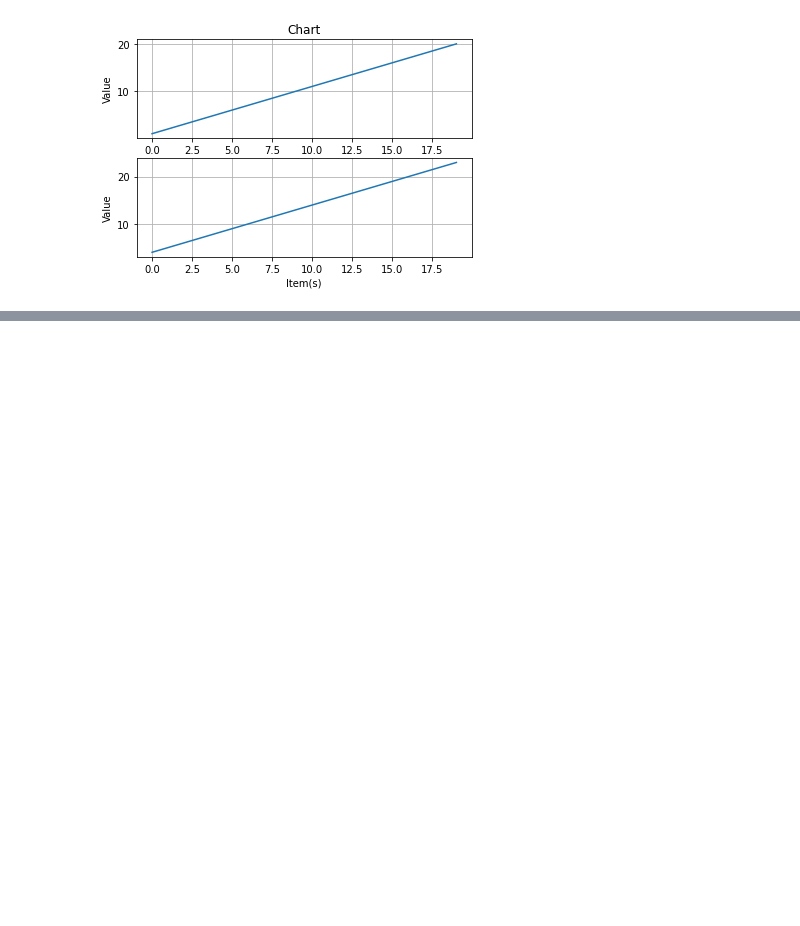
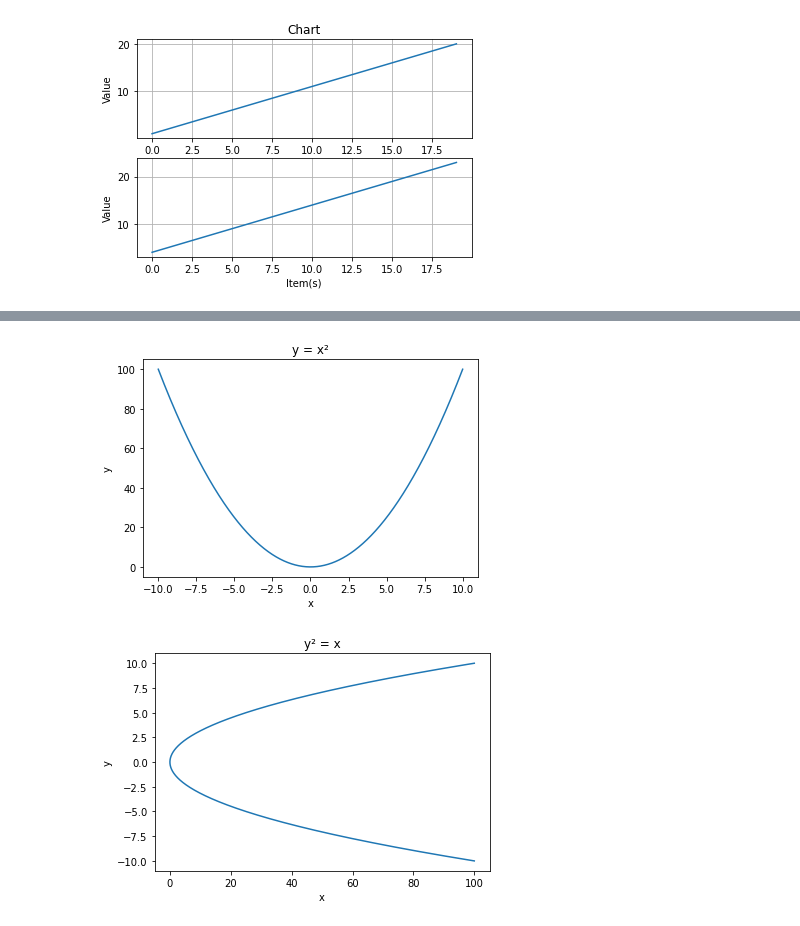
Before and after one commit to TR0UBLESH00TER/Programs-and-Projects, a Jupyter notebook: Numpy & Matplotlib/graphs.ipynb, the cells around one changed output, grey strips where cells are left out. Saved outputs shown, nothing was run; the diff lists cells and outputs as text; code cells hidden in the pictures; blank space fills up the shorter version.

```diff
--- a/Numpy & Matplotlib/graphs.ipynb
+++ b/Numpy & Matplotlib/graphs.ipynb
@@ -53,0 +92,21 @@ plt.show()
+# %%
+#Plotting Quadratic equation using line chart
+
+x = np.arange(-10,10.01,0.01)
+y = x**2
+plt.plot(x,y)
+plt.title("y = x²")
+plt.xlabel('x')
+plt.ylabel('y')
+plt.show()
+
+y = np.arange(-10,10.01,0.01)
+x = y**2
+plt.plot(x,y)
+plt.title("y² = x")
+plt.xlabel('x')
+plt.ylabel('y')
+plt.show()
+# %% [output]
+[figure, added]
+[figure, added]
```
Also changed, not shown: parts of 13 cells of this notebook.
